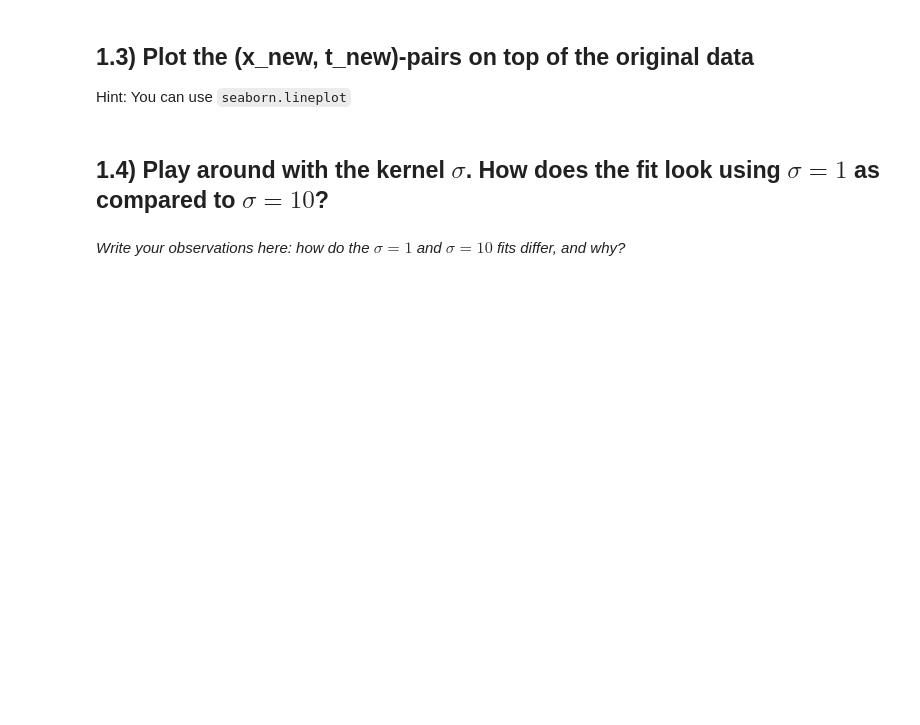
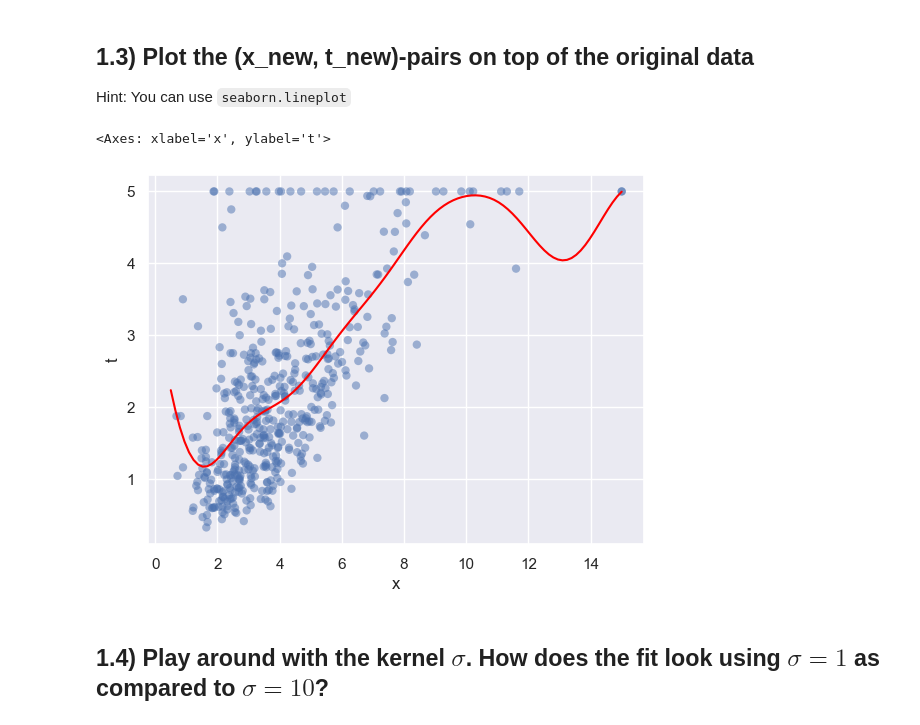
Before and after one commit to CharlsB73/AU-SLML2026-Weekly-Programming-Exercises-, a Jupyter notebook: Exercises/12-kernel-methods/exercise-12.ipynb, the cells around one changed output. Saved outputs shown, nothing was run; the diff lists cells and outputs as text; code cells hidden in the pictures; blank space fills up the shorter version.

```diff
--- a/Exercises/12-kernel-methods/exercise-12.ipynb
+++ b/Exercises/12-kernel-methods/exercise-12.ipynb
@@ -50,0 +51,6 @@ sigma = 2
+# %%
+sigma = 2
+
+print(x[:5])
+differences = x[0] - x[:5]
+kernel_gaussian_row1 = np.exp(-(differences**2) / (2 * sigma**2))
@@ -64,9 +72,28 @@ def gram_matrix(X1, X2=None, sigma=2):
     K : array of shape (n1, n2), where
         K[i, j] = exp(-||X1[i] - X2[j]||^2 / (2 * sigma^2)).
     """
-    # TODO: implement the Gaussian kernel.
-    # Hint: make sure one-dimensional inputs have shape (n, 1).
-    pass
+    X1 = np.asarray(X1)
+    if X1.ndim == 1:
+        X1 = X1.reshape(-1, 1)
 
-# Compute Gram matrix for 5 first samples
+    if X2 is None:
+        X2 = X1
+    else:
+        X2 = np.asarray(X2)
+        if X2.ndim == 1:
+            X2 = X2.reshape(-1, 1)
+
+    if X1.shape[1] != X2.shape[1]:
+        raise ValueError("X1 and X2 must have the same number of features")
+
+    kernel_gram_matrix = np.empty((len(X1), len(X2)))
+    for i in range(len(X1)):
+        differences = X1[i] - X2
+        squared_distances = np.sum(differences**2, axis=1)
+        kernel_gram_matrix[i, :] = np.exp(-squared_distances / (2 * sigma**2))
+
+    return kernel_gram_matrix
+
+
+# Compute Gram matrix for the first 5 samples
 gram_matrix(x[:5], sigma=sigma)
@@ -94,4 +147,8 @@ x_new = np.linspace(0.5, 15, 100)  # range covering the MedInc feature
 # %%
 # TODO: compute t_new using the formula from Lecture 23.
 # Hint: gram_matrix(x_new, x, sigma=sigma) gives the cross-kernel matrix.
-t_new = ...
+N = K.shape[0]
+alpha = np.linalg.solve(K + l * np.eye(N), t) # Shape (N = 500, )
+cross_kernel_matrix = gram_matrix(x_new, x, sigma=sigma) # Shape (100, 500)
+t_new = cross_kernel_matrix @ alpha # Shape (100,), one prediction per new income.
+print(t_new)
@@ -101,5 +176,10 @@ Hint: You can use `seaborn.lineplot`
 # %%
 # TODO: plot the scatter of (x, t) and overlay the regression curve (x_new, t_new).
 # Hint: use plot_scatter(x, t) and then sns.lineplot(x=x_new, y=t_new, color='red').
+plot_scatter(x, t)
+sns.lineplot(x=x_new, y=t_new, color='red')
+# %% [output]
+<Axes: xlabel='x', ylabel='t'>
+[figure, added]
 # %% [markdown]
 ## 1.4) Play around with the kernel $\sigma$. How does the fit look using $\sigma=1$ as compared to  $\sigma=10$?
@@ -118,2 +185,0 @@ t_new = ...
-# %% [markdown]
-_Write your observations here: how do the $\sigma=1$ and $\sigma=10$ fits differ, and why?_
```
Also changed, not shown: parts of 11 cells of this notebook.
